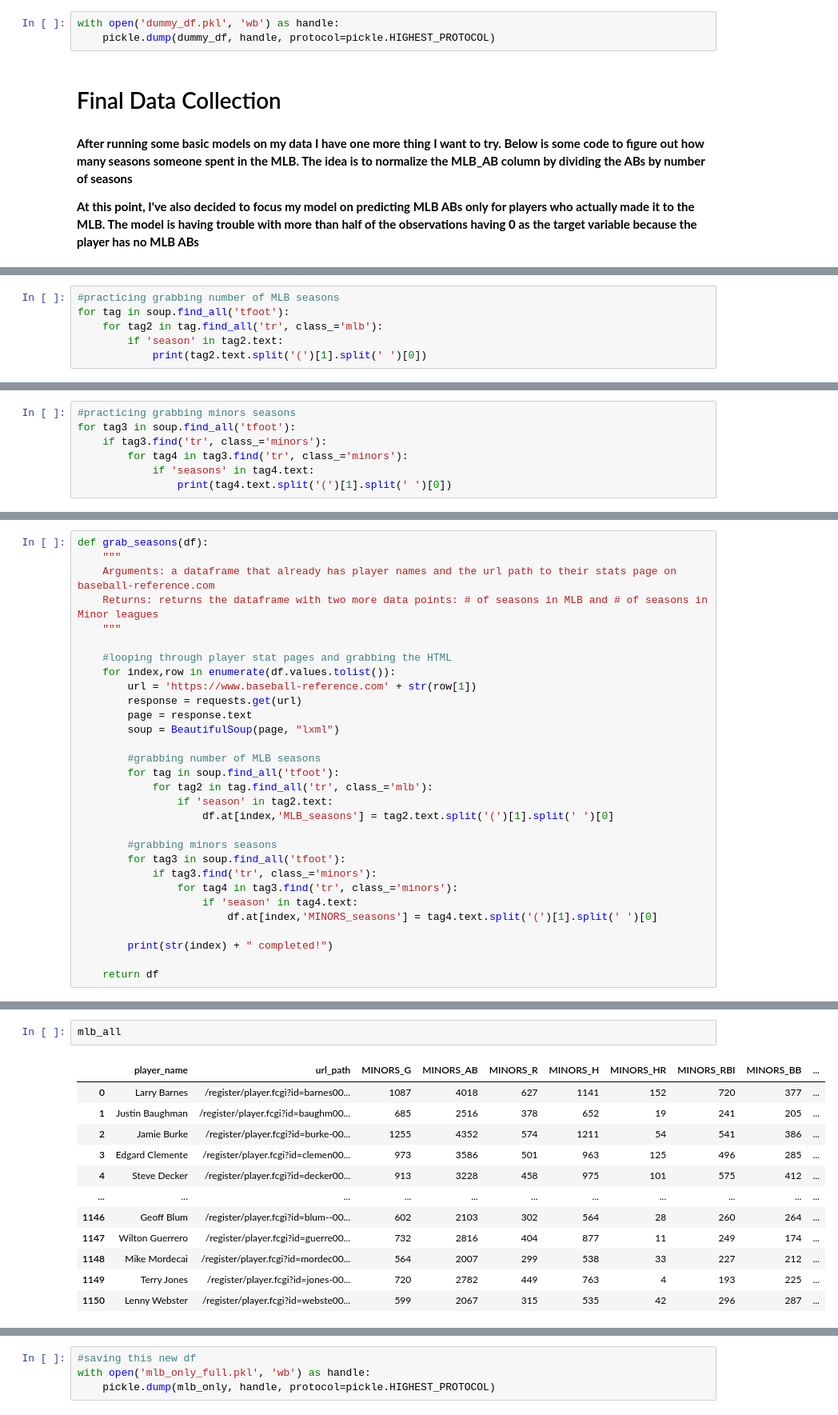
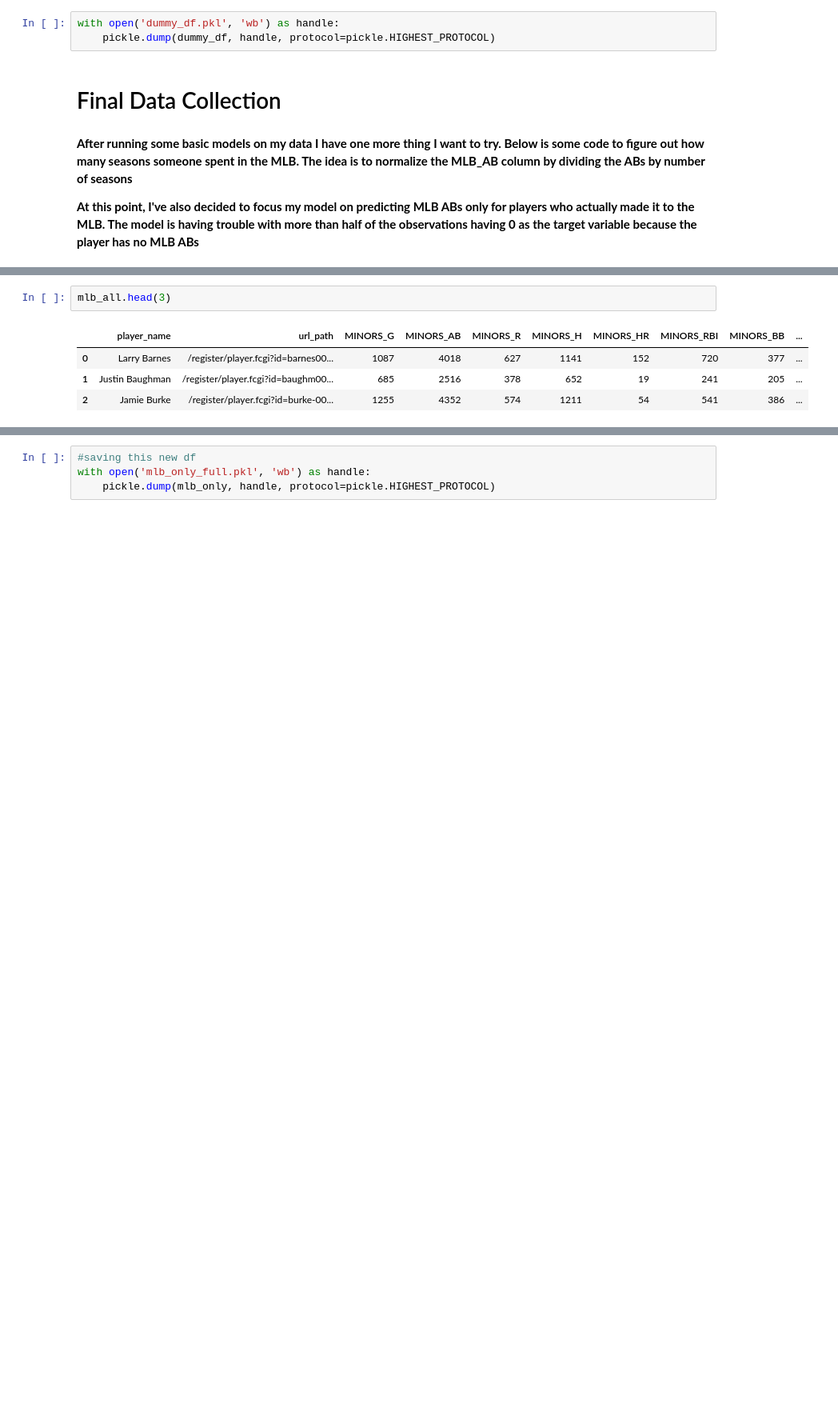
Before and after one commit to samirthanedar/Predicting-Length-of-MLB-Careers-from-Minor-League-Stats, a Jupyter notebook: 02_data_collection.ipynb, the cells around one changed output, grey strips where cells are left out. Shown at 80% size. Saved outputs shown, nothing was run; the diff lists cells and outputs as text; blank space fills up the shorter version.

```diff
--- a/02_data_collection.ipynb
+++ b/02_data_collection.ipynb
@@ -454,6 +268,0 @@ soup = BeautifulSoup(page, "lxml")
-# %%
-#practicing grabbing number of MLB seasons
-for tag in soup.find_all('tfoot'):
-    for tag2 in tag.find_all('tr', class_='mlb'):
-        if 'season' in tag2.text:
-            print(tag2.text.split('(')[1].split(' ')[0])
@@ -462,7 +268,0 @@ for tag in soup.find_all('tfoot'):
-# %%
-#practicing grabbing minors seasons
-for tag3 in soup.find_all('tfoot'):
-    if tag3.find('tr', class_='minors'):
-        for tag4 in tag3.find('tr', class_='minors'):
-            if 'seasons' in tag4.text:
-                print(tag4.text.split('(')[1].split(' ')[0])
@@ -514,33 +297,3 @@ url
-# %%
-def grab_seasons(df):
-    """
-    Arguments: a dataframe that already has player names and the url path to their stats page on baseball-reference.com
-    Returns: returns the dataframe with two more data points: # of seasons in MLB and # of seasons in Minor leagues
-    """
-
-    #looping through player stat pages and grabbing the HTML
-    for index,row in enumerate(df.values.tolist()):
-        url = 'https://www.baseball-reference.com' + str(row[1])
-        response = requests.get(url)
-        page = response.text
-        soup = BeautifulSoup(page, "lxml")
-
-        #grabbing number of MLB seasons
-        for tag in soup.find_all('tfoot'):
-            for tag2 in tag.find_all('tr', class_='mlb'):
-                if 'season' in tag2.text:
-                    df.at[index,'MLB_seasons'] = tag2.text.split('(')[1].split(' ')[0]
-
-        #grabbing minors seasons
-        for tag3 in soup.find_all('tfoot'):
-            if tag3.find('tr', class_='minors'):
-                for tag4 in tag3.find('tr', class_='minors'):
-                    if 'season' in tag4.text:
-                        df.at[index,'MINORS_seasons'] = tag4.text.split('(')[1].split(' ')[0]
-
-        print(str(index) + " completed!")
-
-    return df
 # %%
 #running the above function
 mlb_all = grab_seasons(mlb_only)
@@ -565,15 +300,7 @@ mlb_all = grab_seasons(mlb_only)
 # %%
-mlb_all
+mlb_all.head(3)
 # %% [output]
 |  | player_name | url_path | MINORS_G | MINORS_AB | MINORS_R | MINORS_H | MINORS_HR | MINORS_RBI | MINORS_BB | ... |
 | 0 | Larry Barnes | /register/player.fcgi?id=barnes00... | 1087 | 4018 | 627 | 1141 | 152 | 720 | 377 | ... |
 | 1 | Justin Baughman | /register/player.fcgi?id=baughm00... | 685 | 2516 | 378 | 652 | 19 | 241 | 205 | ... |
 | 2 | Jamie Burke | /register/player.fcgi?id=burke-00... | 1255 | 4352 | 574 | 1211 | 54 | 541 | 386 | ... |
-| 3 | Edgard Clemente | /register/player.fcgi?id=clemen00... | 973 | 3586 | 501 | 963 | 125 | 496 | 285 | ... |
-| 4 | Steve Decker | /register/player.fcgi?id=decker00... | 913 | 3228 | 458 | 975 | 101 | 575 | 412 | ... |
-| ... | ... | ... | ... | ... | ... | ... | ... | ... | ... | ... |
-| 1146 | Geoff Blum | /register/player.fcgi?id=blum--00... | 602 | 2103 | 302 | 564 | 28 | 260 | 264 | ... |
-| 1147 | Wilton Guerrero | /register/player.fcgi?id=guerre00... | 732 | 2816 | 404 | 877 | 11 | 249 | 174 | ... |
-| 1148 | Mike Mordecai | /register/player.fcgi?id=mordec00... | 564 | 2007 | 299 | 538 | 33 | 227 | 212 | ... |
-| 1149 | Terry Jones | /register/player.fcgi?id=jones-00... | 720 | 2782 | 449 | 763 | 4 | 193 | 225 | ... |
-| 1150 | Lenny Webster | /register/player.fcgi?id=webste00... | 599 | 2067 | 315 | 535 | 42 | 296 | 287 | ... |
```
Also changed, not shown: parts of 28 cells of this notebook, 5 other files.
